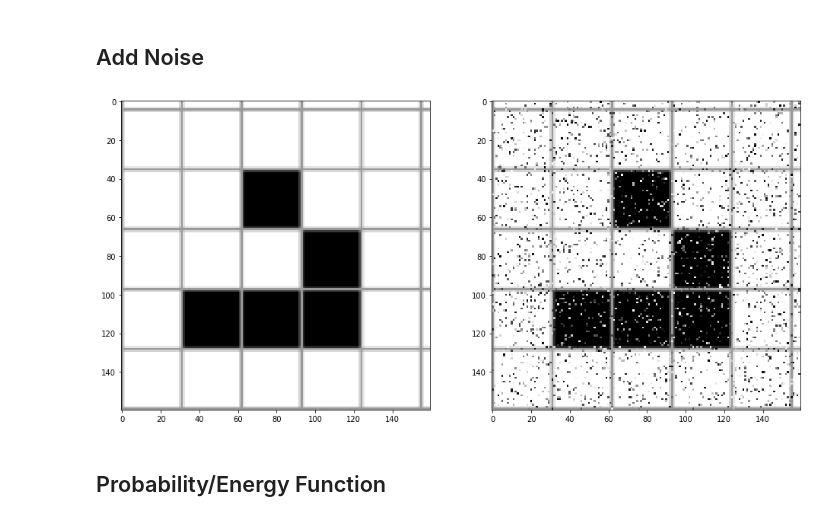
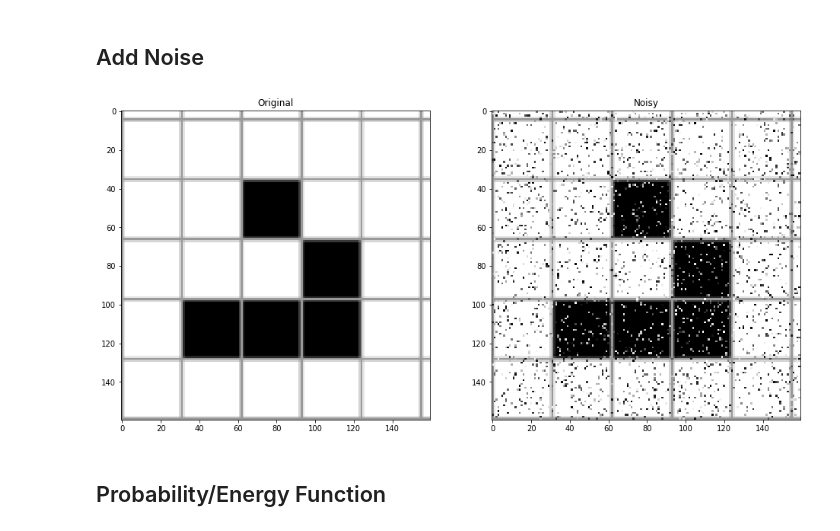
Before and after one commit to brennanmcfarland/pgm, a Jupyter notebook: Homework 2 Excercise 3.ipynb, the cells around one changed output. Cells and saved outputs as stored; diff of their text form; code cells hidden in the pictures.

```diff
--- a/Homework 2 Excercise 3.ipynb
+++ b/Homework 2 Excercise 3.ipynb
@@ -43,20 +43,23 @@ def addnoise(imorg, nratio=0.1):
 def showimgs(*args, ncol=2):
     if not args:
         return
+    imgs = args[0:len(args)-1:2]
+    titles = args[1:len(args):2]
     # initialize figure with specific size
     plt.figure(figsize=(16, 10))
     # compose subplot index
-    nrow = np.ceil(len(args) / ncol)
+    nrow = np.ceil(len(imgs) / ncol)
     subindex = nrow * 100 + ncol * 10
     # draw each image in subplot
-    for i, img in enumerate(args):
-        plt.subplot(subindex + i + 1)
+    for i, img, title in zip(range(len(imgs)), imgs, titles):
+        ax = plt.subplot(subindex + i + 1)
+        ax.set_title(title)
         plt.imshow(img, cmap='gray')
 # %%
 imnsy = addnoise(imorg, nratio = 0.1)
-showimgs(imorg, imnsy)
+showimgs(imorg, "Original", imnsy, "Noisy")
 # %% [output]
-[figure, old version]
+[figure, new version]
 # %% [markdown]
 ## Probability/Energy Function
 # %% [markdown]
```
Also changed, not shown: parts of 9 cells of this notebook.
